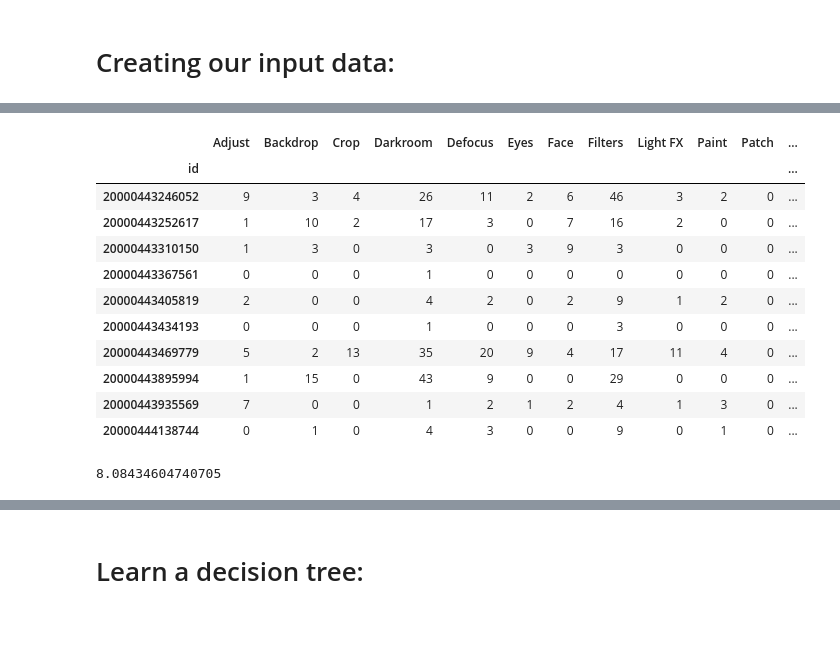
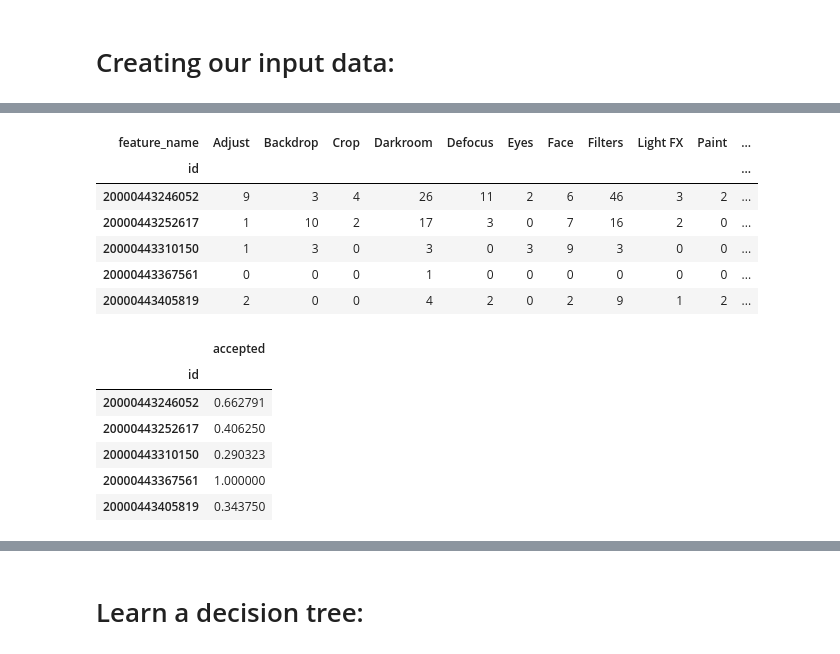
Before and after one commit to tomyitav/datahack-2018-challenge, a Jupyter notebook: datahack_2018.ipynb, the cells around one changed output, grey strips where cells are left out. Drawn from its saved outputs; the diff is of its cells as text; code cells hidden in the pictures; blank space fills up the shorter version.

```diff
--- a/datahack_2018.ipynb
+++ b/datahack_2018.ipynb
@@ -232,28 +248,24 @@ users_mean_acceptance_rate.head(10)
 # %%
 #Let's create a table with statistic summaries: rows correspond to users; columns to various statistics:
 users_usage_summaries = pd.pivot_table(df_usage[['id', 'feature_name']], index=['id'], columns=['feature_name'], aggfunc=len, fill_value=0)
-
-#Let's add the mean of 'accepted' for each user:
-accepted_rate = df_usage.groupby(['id'])['accepted'].mean().to_frame()
-churned = joined_df.groupby(['id'])['churned'].mean().to_frame()
-users_usage_summaries = users_usage_summaries.join(accepted_rate, how='left').join(churned, how='left')
-
-#This is how our df looks like:
-users_usage_summaries.head(10)
+users_usage_summaries.head()
 # %% [output]
-|  | Adjust | Backdrop | Crop | Darkroom | Defocus | Eyes | Face | Filters | Light FX | Paint | Patch | ... |
-| id |  |  |  |  |  |  |  |  |  |  |  | ... |
-| 20000443246052 | 9 | 3 | 4 | 26 | 11 | 2 | 6 | 46 | 3 | 2 | 0 | ... |
-| 20000443252617 | 1 | 10 | 2 | 17 | 3 | 0 | 7 | 16 | 2 | 0 | 0 | ... |
-| 20000443310150 | 1 | 3 | 0 | 3 | 0 | 3 | 9 | 3 | 0 | 0 | 0 | ... |
-| 20000443367561 | 0 | 0 | 0 | 1 | 0 | 0 | 0 | 0 | 0 | 0 | 0 | ... |
-| 20000443405819 | 2 | 0 | 0 | 4 | 2 | 0 | 2 | 9 | 1 | 2 | 0 | ... |
-| 20000443434193 | 0 | 0 | 0 | 1 | 0 | 0 | 0 | 3 | 0 | 0 | 0 | ... |
-| 20000443469779 | 5 | 2 | 13 | 35 | 20 | 9 | 4 | 17 | 11 | 4 | 0 | ... |
-| 20000443895994 | 1 | 15 | 0 | 43 | 9 | 0 | 0 | 29 | 0 | 0 | 0 | ... |
-| 20000443935569 | 7 | 0 | 0 | 1 | 2 | 1 | 2 | 4 | 1 | 3 | 0 | ... |
-| 20000444138744 | 0 | 1 | 0 | 4 | 3 | 0 | 0 | 9 | 0 | 1 | 0 | ... |
+| feature_name | Adjust | Backdrop | Crop | Darkroom | Defocus | Eyes | Face | Filters | Light FX | Paint | ... |
+| id |  |  |  |  |  |  |  |  |  |  | ... |
+| 20000443246052 | 9 | 3 | 4 | 26 | 11 | 2 | 6 | 46 | 3 | 2 | ... |
+| 20000443252617 | 1 | 10 | 2 | 17 | 3 | 0 | 7 | 16 | 2 | 0 | ... |
+| 20000443310150 | 1 | 3 | 0 | 3 | 0 | 3 | 9 | 3 | 0 | 0 | ... |
+| 20000443367561 | 0 | 0 | 0 | 1 | 0 | 0 | 0 | 0 | 0 | 0 | ... |
+| 20000443405819 | 2 | 0 | 0 | 4 | 2 | 0 | 2 | 9 | 1 | 2 | ... |
-# %%
-users_usage_summaries.Darkroom.mean()
-# %% [output]
-8.08434604740705
+# %%
+#Let's add the mean of 'accepted' for each user:
+accepted_rate = df_usage.groupby(['id'])['accepted'].mean().to_frame()
+accepted_rate.head()
+# %% [output]
+|  | accepted |
+| id |  |
+| 20000443246052 | 0.662791 |
+| 20000443252617 | 0.406250 |
+| 20000443310150 | 0.290323 |
+| 20000443367561 | 1.000000 |
+| 20000443405819 | 0.343750 |
```
Also changed, not shown: parts of 8 cells of this notebook.
